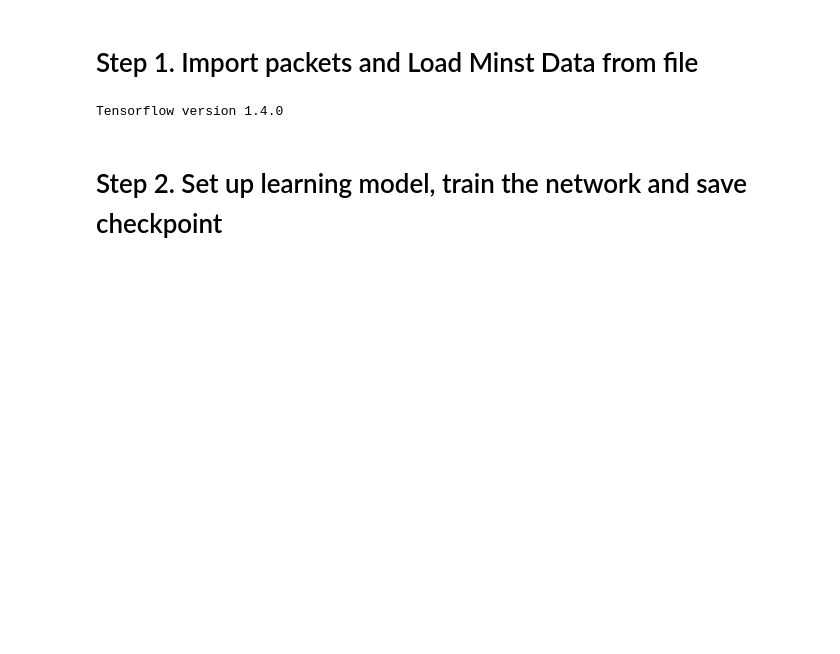
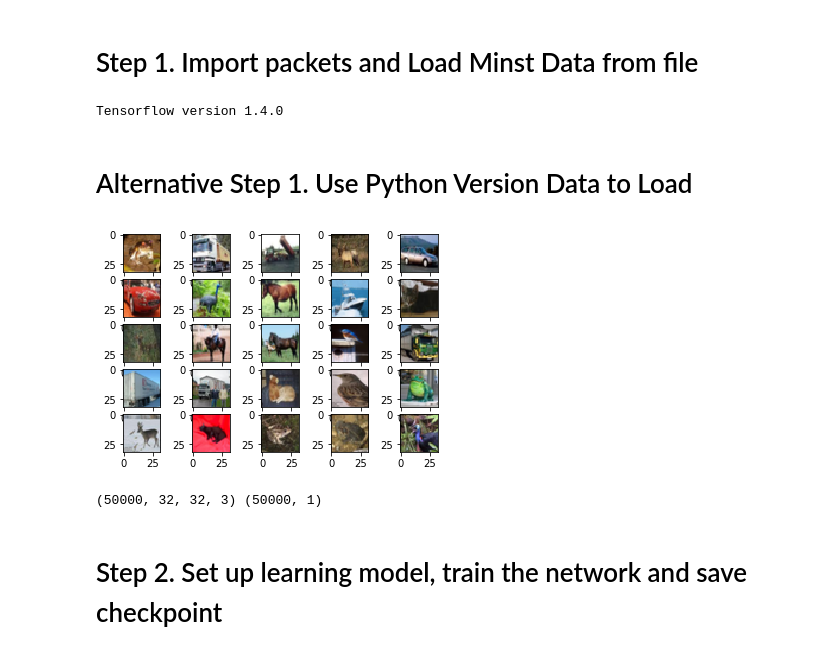
Before and after one commit to oceancjc/Face-Recognition, a Jupyter notebook: cifar10_cnn5_bn.ipynb, the cells around one changed output. Cells and saved outputs as stored; diff of their text form; code cells hidden in the pictures; blank space fills up the shorter version.

Commit message:
Abandom bin format load due to TF issues, change to python version load 1. TODO: next_batch 2. distored img to have more data 3. normalization to original picture

```diff
--- a/cifar10_cnn5_bn.ipynb
+++ b/cifar10_cnn5_bn.ipynb
@@ -19,6 +19,51 @@ gfile.Exists(cifar10.FLAGS.data_dir)
 tarfile.open(cifar10.FLAGS.data_dir+'\cifar-10-binary.tar.gz', 'r:gz').extractall(cifar10.FLAGS.data_dir)
 # %% [output]
 Tensorflow version 1.4.0
+# %% [markdown]
+# Alternative Step 1. Use Python Version Data to Load
+# %%
+import pickle
+import os
+import numpy as np
+import matplotlib.pyplot as plt
+
+dir_data = r'D:\MachineLearning\cifar-10\cifar-10-batches-py'
+
+def cifar_read(dir_data,train_or_test):
+    if train_or_test == 1:
+        filenames = [os.path.join(dir_data, 'data_batch_%d' % i)for i in range(1, 6)]
+    else:
+        filenames = [os.path.join(dir_data, 'test_batch')]
+    label_s = []
+    for i in range(len(filenames)):
+        f = open(filenames[i],'rb')
+        dic = pickle.load(f,encoding='bytes')
+        f.close()
+        cnt = len(dic[b'labels'])
+        label_s+= dic[b'labels']
+        img = dic[b'data'].reshape(10000, 3, 32, 32)
+        img = img.transpose(0,2,3,1)
+        if i ==0:  img_s = img
+        else:      img_s = np.concatenate([img_s,img],axis = 0)
+
+    label_s = np.array(label_s).reshape(len(label_s),1)
+    return img_s,label_s
+
+
+def show_img(img,cnt):
+    for i in range(cnt):
+        plt.subplot(5,5,i+1)
+        plt.imshow(img[i])
+    plt.show()
+
+
+img_train,label_train = cifar_read(dir_data,1)
+show_img(img_train[:25],25)
+label_train[:25]
+print(img_train.shape,label_train.shape)
+# %% [output]
+[figure, added]
+(50000, 32, 32, 3) (50000, 1)
 # %% [markdown]
 # Step 2. Set up learning model, train the network and save checkpoint
 # %%
```
